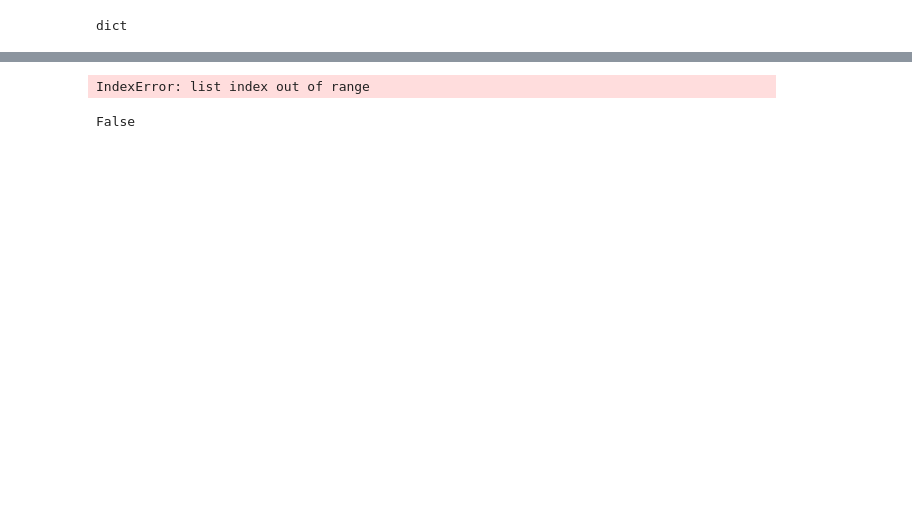
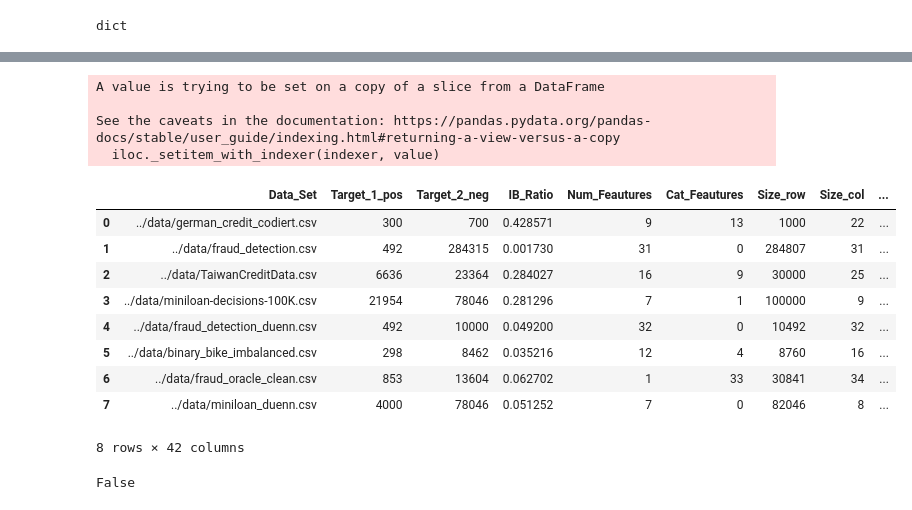
Before and after one commit to IBM/rulebenchmark, a Jupyter notebook: unified-experiments/rule-mining_daniel_auto.ipynb, the cells around one changed output, grey strips where cells are left out. Drawn from its saved outputs; the diff is of its cells as text; code cells hidden in the pictures; blank space fills up the shorter version.

```diff
--- a/unified-experiments/rule-mining_daniel_auto.ipynb
+++ b/unified-experiments/rule-mining_daniel_auto.ipynb
@@ -542,6 +426,8 @@ eval_df["ripper_t_bacc"] = pd.Series()
 eval_df["ripper_t_f2"] = pd.Series()
 eval_df["ripper_t_acc"] = pd.Series()
 eval_df["ripper_t_rl"] = pd.Series()
+eval_df["ripper_t_präd"] = pd.Series()
+eval_df["ripper_t_max_präd"] = pd.Series()
 
 eval_df["brcg_t_bacc"] = pd.Series()
 eval_df["brcg_t_f2"] = pd.Series()
@@ -558,6 +444,8 @@ eval_df["ripper_q_bacc"] = pd.Series()
 eval_df["ripper_q_f2"] = pd.Series()
 eval_df["ripper_q_acc"] = pd.Series()
 eval_df["ripper_q_rl"] = pd.Series()
+eval_df["ripper_q_präd"] = pd.Series()
+eval_df["ripper_q_max_präd"] = pd.Series()
 
 eval_df["brcg_q_bacc"] = pd.Series()
 eval_df["brcg_q_f2"] = pd.Series()
@@ -574,6 +462,8 @@ eval_df["ripper_n_bacc"] = pd.Series()
 eval_df["ripper_n_f2"] = pd.Series()
 eval_df["ripper_n_acc"] = pd.Series()
 eval_df["ripper_n_rl"] = pd.Series()
+eval_df["ripper_n_präd"] = pd.Series()
+eval_df["ripper_n_max_präd"] = pd.Series()
 # %%
 eval_df
 # %% [output]
@@ -617,6 +507,9 @@ for frame in range(len(df_list)):
     eval_df["ripper_t_f2"].iloc[frame] = metric_list[frame]["ripper_t_f2"]
     eval_df["ripper_t_acc"].iloc[frame] = metric_list[frame]["ripper_t_acc"]
     eval_df["ripper_t_rl"].iloc[frame] = metric_list[frame]["ripper_t_rl"]
+    eval_df["ripper_t_präd"].iloc[frame] = metric_list[frame]["ripper_t_präd"]
+    eval_df["ripper_t_max_präd"].iloc[frame] = metric_list[frame]["ripper_t_max_präd"]
+
 
 
     eval_df["brcg_t_bacc"].iloc[frame] = metric_list[frame]["brcg_t_bacc"]
@@ -628,32 +521,49 @@ for frame in range(len(df_list)):
     eval_df["corels_t_f2"].iloc[frame] = metric_list[frame]["corels_t_f2"]
     eval_df["corels_t_acc"].iloc[frame] = metric_list[frame]["corels_t_acc"]
     eval_df["corels_t_rl"].iloc[frame] = metric_list[frame]["corels_t_rl"]
 
     # adding Metrics Qunatile
     eval_df["ripper_q_bacc"].iloc[frame] =  metric_list[frame]["ripper_q_bacc"]
     eval_df["ripper_q_f2"].iloc[frame] = metric_list[frame]["ripper_q_f2"]
     eval_df["ripper_q_acc"].iloc[frame] = metric_list[frame]["ripper_q_acc"]
     eval_df["ripper_q_rl"].iloc[frame] = metric_list[frame]["ripper_q_rl"]
+    eval_df["ripper_q_präd"].iloc[frame] = metric_list[frame]["ripper_q_präd"]
+    eval_df["ripper_q_max_präd"].iloc[frame] = metric_list[frame]["ripper_q_max_präd"]
 
     eval_df["brcg_q_bacc"].iloc[frame] = metric_list[frame]["brcg_q_bacc"]
     eval_df["brcg_q_f2"].iloc[frame] = metric_list[frame]["brcg_q_f2"]
     eval_df["brcg_q_acc"].iloc[frame] = metric_list[frame]["brcg_q_acc"]
     eval_df["brcg_q_rl"].iloc[frame] = metric_list[frame]["brcg_q_rl"]
 
 
     eval_df["corels_q_bacc"].iloc[frame] =  metric_list[frame]["corels_q_bacc"]
     eval_df["corels_q_f2"].iloc[frame] =  metric_list[frame]["corels_q_f2"]
     eval_df["corels_q_acc"].iloc[frame] =  metric_list[frame]["corels_q_acc"]
     eval_df["corels_q_rl"].iloc[frame] =  metric_list[frame]["corels_q_rl"]
 
     # adding Metrics Ripper Native
     eval_df["ripper_n_bacc"].iloc[frame] = metric_list[frame]["ripper_n_bacc"]
     eval_df["ripper_n_f2"].iloc[frame] = metric_list[frame]["ripper_n_f2"]
     eval_df["ripper_n_acc"].iloc[frame] = metric_list[frame]["ripper_n_acc"]
     eval_df["ripper_n_rl"].iloc[frame] = metric_list[frame]["ripper_n_rl"]
+    eval_df["ripper_n_präd"].iloc[frame] = metric_list[frame]["ripper_n_präd"]
+    eval_df["ripper_n_max_präd"].iloc[frame] = metric_list[frame]["ripper_n_max_präd"]
 
 
 eval_df
 # %% [output]
-IndexError: list index out of range
+A value is trying to be set on a copy of a slice from a DataFrame
+
+See the caveats in the documentation: https://pandas.pydata.org/pandas-docs/stable/user_guide/indexing.html#returning-a-view-versus-a-copy
+  iloc._setitem_with_indexer(indexer, value)
+|  | Data_Set | Target_1_pos | Target_2_neg | IB_Ratio | Num_Feautures | Cat_Feautures | Size_row | Size_col | ... |
+| 0 | ../data/german_credit_codiert.csv | 300 | 700 | 0.428571 | 9 | 13 | 1000 | 22 | ... |
+| 1 | ../data/fraud_detection.csv | 492 | 284315 | 0.001730 | 31 | 0 | 284807 | 31 | ... |
+| 2 | ../data/TaiwanCreditData.csv | 6636 | 23364 | 0.284027 | 16 | 9 | 30000 | 25 | ... |
+| 3 | ../data/miniloan-decisions-100K.csv | 21954 | 78046 | 0.281296 | 7 | 1 | 100000 | 9 | ... |
+| 4 | ../data/fraud_detection_duenn.csv | 492 | 10000 | 0.049200 | 32 | 0 | 10492 | 32 | ... |
+| 5 | ../data/binary_bike_imbalanced.csv | 298 | 8462 | 0.035216 | 12 | 4 | 8760 | 16 | ... |
+| 6 | ../data/fraud_oracle_clean.csv | 853 | 13604 | 0.062702 | 1 | 33 | 30841 | 34 | ... |
+| 7 | ../data/miniloan_duenn.csv | 4000 | 78046 | 0.051252 | 7 | 0 | 82046 | 8 | ... |
+8 rows × 42 columns
 # %%
```
Also changed, not shown: parts of 8 cells of this notebook, 5 other files.
